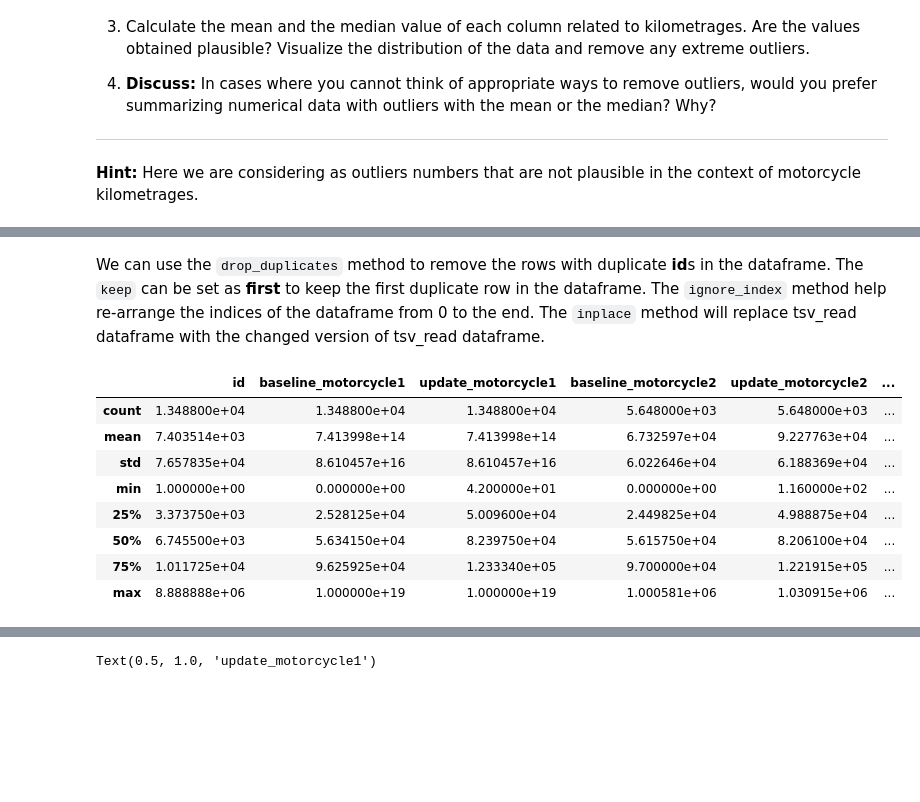
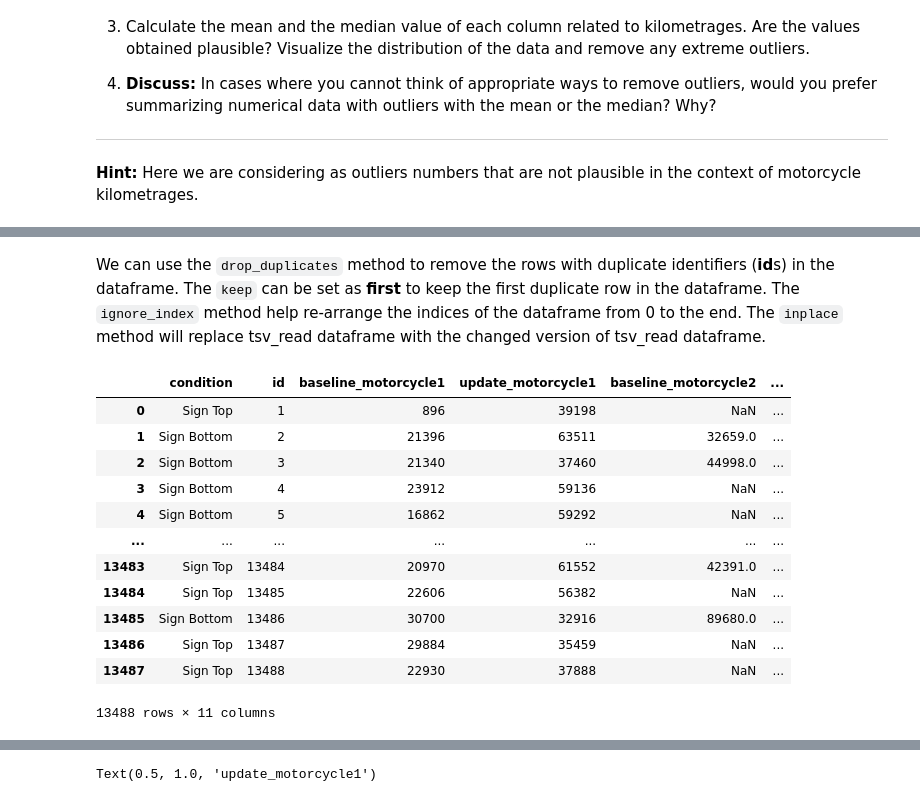
Before and after one commit to lancelotzomax/2021, a Jupyter notebook: Homework/01 - Pandas Data Wrangling and Data Viz/hw1.ipynb, the cells around one changed output, grey strips where cells are left out. Drawn from its saved outputs; the diff is of its cells as text; code cells hidden in the pictures; blank space fills up the shorter version.

```diff
--- a/Homework/01 - Pandas Data Wrangling and Data Viz/hw1.ipynb
+++ b/Homework/01 - Pandas Data Wrangling and Data Viz/hw1.ipynb
@@ -186,13 +201,12 @@ tsv_read.drop_duplicates(subset = 'id', keep = 'first', inplace = True, ignore_i
 # %% [markdown]
-We can use the `drop_duplicates` method to remove the rows with duplicate **id**s in the dataframe. The `keep` can be set as **first** to keep the first duplicate row in the dataframe. The `ignore_index` method help re-arrange the indices of the dataframe from 0 to the end. The `inplace` method will replace tsv_read dataframe with the changed version of tsv_read dataframe.
+We can use the `drop_duplicates` method to remove the rows with duplicate identifiers (**id**s) in the dataframe. The `keep` can be set as **first** to keep the first duplicate row in the dataframe. The `ignore_index` method help re-arrange the indices of the dataframe from 0 to the end. The `inplace` method will replace tsv_read dataframe with the changed version of tsv_read dataframe.
 # %%
 # Task 2.2
 def Consistency(index):
-    # Calculate how many baseline_motorcycles and update_motorcycles in each row
     baseline_number = 0
     update_number = 0
 
-    # Check if the number of motorcycles recorded in baseline contracts equals the number of motorcycles in updated contracts
+    # Part1: Check if the number of motorcycles recorded in baseline contracts equals the number of motorcycles in updated contracts
     if math.isnan(tsv_read.baseline_motorcycle1[index]) == False:
         baseline_number += 1
     if math.isnan(tsv_read.update_motorcycle1[index]) == False:
@@ -209,66 +223,46 @@ def Consistency(index):
     if baseline_update_difference != 0:
         return False
 
     if math.isnan(tsv_read.baseline_motorcycle3[index]) == False:
         baseline_number += 1
     if math.isnan(tsv_read.update_motorcycle3[index]) == False:
         update_number += 1
     baseline_update_difference = baseline_number - update_number
     if baseline_update_difference != 0:
         return False
 
     if math.isnan(tsv_read.baseline_motorcycle4[index]) == False:
         baseline_number += 1
     if math.isnan(tsv_read.update_motorcycle4[index]) == False:
         update_number += 1
     baseline_update_difference = baseline_number - update_number
     if baseline_update_difference != 0:
         return False
 
-    # Check the consistence between the number of motorcycles and motorcycle_count in each row
+    # Part2: Check the consistence between the number of motorcycles and motorcycle_count in each row
     if ((baseline_number != tsv_read.motorcycle_count[index]) or (update_number != tsv_read.motorcycle_count[index])):
         return False
 
+# Part3: Copy a tsv_read dataframe and undergo "Consistency" function
 tsv_read_copy = tsv_read.copy()
 
 for i in range(len(tsv_read)):
     verify = Consistency(i)
     if verify == False:
         tsv_read_copy = tsv_read_copy.drop(i)
 
-# Task 2.3
-
-baseline_1_mean = tsv_read_copy.baseline_motorcycle1.mean()
-baseline_1_median = tsv_read_copy.baseline_motorcycle1.median()
-updateline_1_mean = tsv_read_copy.update_motorcycle1.mean()
-updateline_1_median = tsv_read_copy.update_motorcycle1.median()
-
-baseline_2_mean = tsv_read_copy.baseline_motorcycle2.mean()
-baseline_2_median = tsv_read_copy.baseline_motorcycle2.median()
-updateline_2_mean = tsv_read_copy.update_motorcycle2.mean()
-updateline_2_median = tsv_read_copy.update_motorcycle2.median()
-
-baseline_3_mean = tsv_read_copy.baseline_motorcycle3.mean()
-baseline_3_median = tsv_read_copy.baseline_motorcycle3.median()
-updateline_3_mean = tsv_read_copy.update_motorcycle3.mean()
-updateline_3_median = tsv_read_copy.update_motorcycle3.median()
-
-baseline_4_mean = tsv_read_copy.baseline_motorcycle4.mean()
-baseline_4_median = tsv_read_copy.baseline_motorcycle4.median()
-updateline_4_mean = tsv_read_copy.update_motorcycle4.mean()
-updateline_4_median = tsv_read_copy.update_motorcycle4.median()
-tsv_read_copy_describe = tsv_read_copy.describe()
-#tsv_read_copy_describe.loc['mean', ["baseline_motorcycle1", "update_motorcycle1", "baseline_motorcycle2", "update_motorcycle2", "baseline_motorcycle3", "update_motorcycle3", "baseline_motorcycle4", "update_motorcycle4"]]
-
-#tsv_read_copy_describe.loc['50%', ["baseline_motorcycle1", "update_motorcycle1", "baseline_motorcycle2", "update_motorcycle2", "baseline_motorcycle3", "update_motorcycle3", "baseline_motorcycle4", "update_motorcycle4"]]
-tsv_read_copy_describe
+tsv_read_copy
 # %% [output]
-|  | id | baseline_motorcycle1 | update_motorcycle1 | baseline_motorcycle2 | update_motorcycle2 | ... |
-| count | 1.348800e+04 | 1.348800e+04 | 1.348800e+04 | 5.648000e+03 | 5.648000e+03 | ... |
-| mean | 7.403514e+03 | 7.413998e+14 | 7.413998e+14 | 6.732597e+04 | 9.227763e+04 | ... |
-| std | 7.657835e+04 | 8.610457e+16 | 8.610457e+16 | 6.022646e+04 | 6.188369e+04 | ... |
-| min | 1.000000e+00 | 0.000000e+00 | 4.200000e+01 | 0.000000e+00 | 1.160000e+02 | ... |
-| 25% | 3.373750e+03 | 2.528125e+04 | 5.009600e+04 | 2.449825e+04 | 4.988875e+04 | ... |
-| 50% | 6.745500e+03 | 5.634150e+04 | 8.239750e+04 | 5.615750e+04 | 8.206100e+04 | ... |
-| 75% | 1.011725e+04 | 9.625925e+04 | 1.233340e+05 | 9.700000e+04 | 1.221915e+05 | ... |
-| max | 8.888888e+06 | 1.000000e+19 | 1.000000e+19 | 1.000581e+06 | 1.030915e+06 | ... |
+|  | condition | id | baseline_motorcycle1 | update_motorcycle1 | baseline_motorcycle2 | ... |
+| 0 | Sign Top | 1 | 896 | 39198 | NaN | ... |
+| 1 | Sign Bottom | 2 | 21396 | 63511 | 32659.0 | ... |
+| 2 | Sign Bottom | 3 | 21340 | 37460 | 44998.0 | ... |
+| 3 | Sign Bottom | 4 | 23912 | 59136 | NaN | ... |
+| 4 | Sign Bottom | 5 | 16862 | 59292 | NaN | ... |
+| ... | ... | ... | ... | ... | ... | ... |
+| 13483 | Sign Top | 13484 | 20970 | 61552 | 42391.0 | ... |
+| 13484 | Sign Top | 13485 | 22606 | 56382 | NaN | ... |
+| 13485 | Sign Bottom | 13486 | 30700 | 32916 | 89680.0 | ... |
+| 13486 | Sign Top | 13487 | 29884 | 35459 | NaN | ... |
+| 13487 | Sign Top | 13488 | 22930 | 37888 | NaN | ... |
+13488 rows × 11 columns
```
Also changed, not shown: parts of 20 cells of this notebook.
